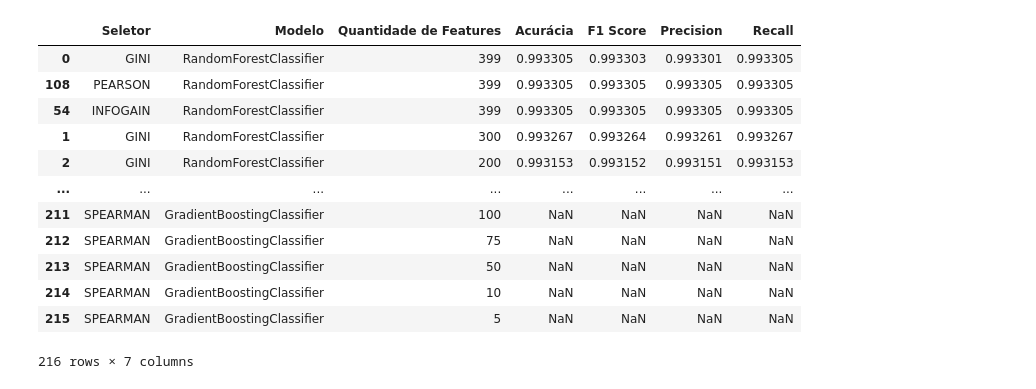
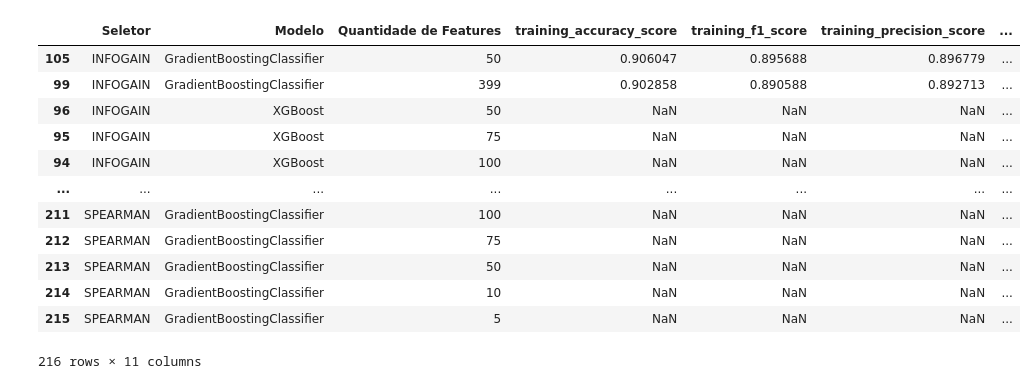
Before and after one commit to fsluizvictor/tcc_experiments_az_ml, a Jupyter notebook: src/notebooks/results/plot_experiments.ipynb, the cells around one changed output. Drawn from its saved outputs; the diff is of its cells as text; code cells hidden in the pictures.

```diff
--- a/src/notebooks/results/plot_experiments.ipynb
+++ b/src/notebooks/results/plot_experiments.ipynb
@@ -1,30 +1,27 @@
 # %%
 
 import pandas as pd
-import matplotlib.pyplot as plt
 import numpy as np
+from matplotlib import pyplot as plt
 import seaborn as sns
 
 # Carregar o arquivo CSV
-RESULT_PATH = '/home/luiz/repos/tcc_experiments_az_ml/results/metric_results.csv'
+RESULT_PATH = '/home/luiz/repos/tcc_experiments_az_ml/results/resultados_finais.csv'
 df = pd.read_csv(RESULT_PATH)
-
-# Remover espaços extras dos nomes das colunas
-df.columns = df.columns.str.strip()
 # %%
 df = pd.read_csv(RESULT_PATH)
-df.sort_values(by='Acurácia', ascending=False)
+df.sort_values(by='test_accuracy_score', ascending=False)
 # %% [output]
-|  | Seletor | Modelo | Quantidade de Features | Acurácia | F1 Score | Precision | Recall |
-| 0 | GINI | RandomForestClassifier | 399 | 0.993305 | 0.993303 | 0.993301 | 0.993305 |
-| 108 | PEARSON | RandomForestClassifier | 399 | 0.993305 | 0.993305 | 0.993305 | 0.993305 |
-| 54 | INFOGAIN | RandomForestClassifier | 399 | 0.993305 | 0.993305 | 0.993305 | 0.993305 |
-| 1 | GINI | RandomForestClassifier | 300 | 0.993267 | 0.993264 | 0.993261 | 0.993267 |
-| 2 | GINI | RandomForestClassifier | 200 | 0.993153 | 0.993152 | 0.993151 | 0.993153 |
+|  | Seletor | Modelo | Quantidade de Features | training_accuracy_score | training_f1_score | training_precision_score | ... |
+| 105 | INFOGAIN | GradientBoostingClassifier | 50 | 0.906047 | 0.895688 | 0.896779 | ... |
+| 99 | INFOGAIN | GradientBoostingClassifier | 399 | 0.902858 | 0.890588 | 0.892713 | ... |
+| 96 | INFOGAIN | XGBoost | 50 | NaN | NaN | NaN | ... |
+| 95 | INFOGAIN | XGBoost | 75 | NaN | NaN | NaN | ... |
+| 94 | INFOGAIN | XGBoost | 100 | NaN | NaN | NaN | ... |
 | ... | ... | ... | ... | ... | ... | ... | ... |
-| 211 | SPEARMAN | GradientBoostingClassifier | 100 | NaN | NaN | NaN | NaN |
-| 212 | SPEARMAN | GradientBoostingClassifier | 75 | NaN | NaN | NaN | NaN |
-| 213 | SPEARMAN | GradientBoostingClassifier | 50 | NaN | NaN | NaN | NaN |
-| 214 | SPEARMAN | GradientBoostingClassifier | 10 | NaN | NaN | NaN | NaN |
-| 215 | SPEARMAN | GradientBoostingClassifier | 5 | NaN | NaN | NaN | NaN |
+| 211 | SPEARMAN | GradientBoostingClassifier | 100 | NaN | NaN | NaN | ... |
+| 212 | SPEARMAN | GradientBoostingClassifier | 75 | NaN | NaN | NaN | ... |
+| 213 | SPEARMAN | GradientBoostingClassifier | 50 | NaN | NaN | NaN | ... |
+| 214 | SPEARMAN | GradientBoostingClassifier | 10 | NaN | NaN | NaN | ... |
+| 215 | SPEARMAN | GradientBoostingClassifier | 5 | NaN | NaN | NaN | ... |
-216 rows × 7 columns
+216 rows × 11 columns
```
Also changed, not shown: parts of 2 cells of this notebook, 3 other files.
